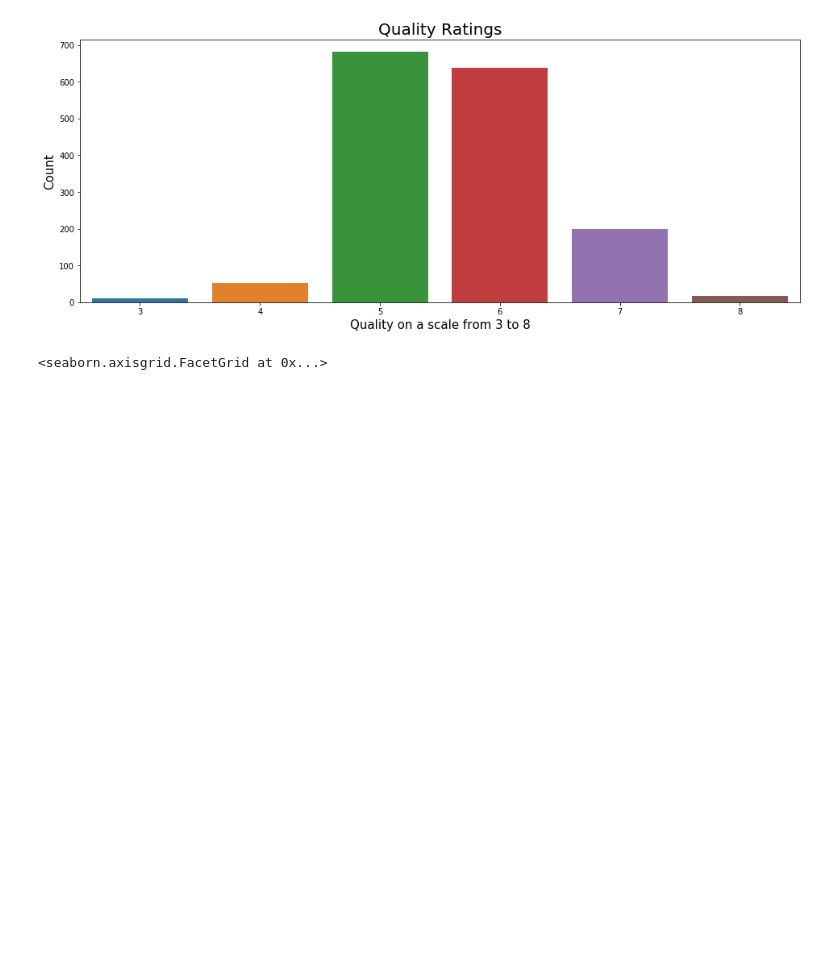
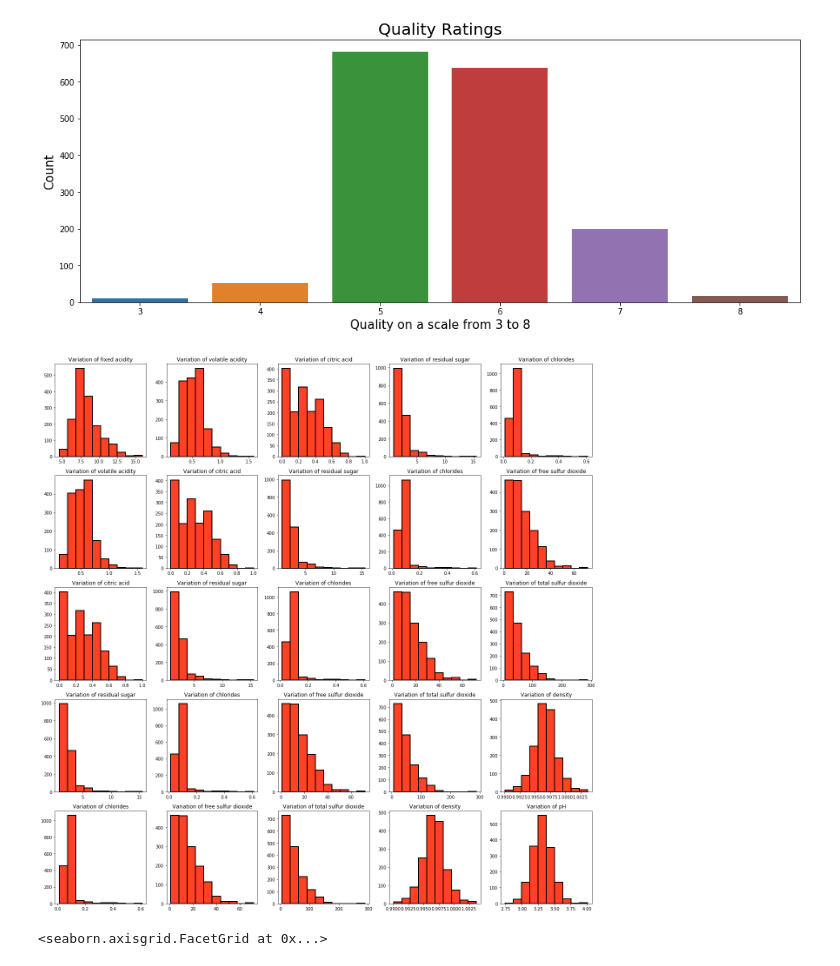
Before and after one commit to harrisonhardin/Mod5Project, a Jupyter notebook: Harrison_Scratch.ipynb, the cells around one changed output. Saved outputs shown, nothing was run; the diff lists cells and outputs as text; code cells hidden in the pictures; blank space fills up the shorter version.

```diff
--- a/Harrison_Scratch.ipynb
+++ b/Harrison_Scratch.ipynb
@@ -176,6 +290,21 @@ g.set_ylabel("Count", fontsize=15) # seting ylabel and size of font
 # %% [output]
 Text(0, 0.5, 'Count')
 [figure]
+# %%
+# Want to see if log-transformation in addition to MinMax Scaling will have a big impact, as there is a lot of skew
+fig,axes=plt.subplots(5,5)
+columns=['fixed acidity', 'volatile acidity', 'citric acid', 'residual sugar',
+       'chlorides', 'free sulfur dioxide', 'total sulfur dioxide', 'density',
+       'pH', 'sulphates', 'alcohol', 'quality']
+for i in range (5):
+    for j in range (5):
+        axes[i,j].hist(x=columns[i+j],data=winedf1,edgecolor='#000000',linewidth=2,color='#ff4125')
+        axes[i,j].set_title('Variation of '+columns[i+j])
+fig=plt.gcf()
+fig.set_size_inches(18,18)
+fig.tight_layout()
+# %% [output]
+[figure, added]
 # %%
 #fixed acidity.
 sns.factorplot(data=winedf1,kind='box',size=10,aspect=2.5) # the values are distributed over a very small scale.
```
Also changed, not shown: parts of 88 cells of this notebook, 1 other file.
